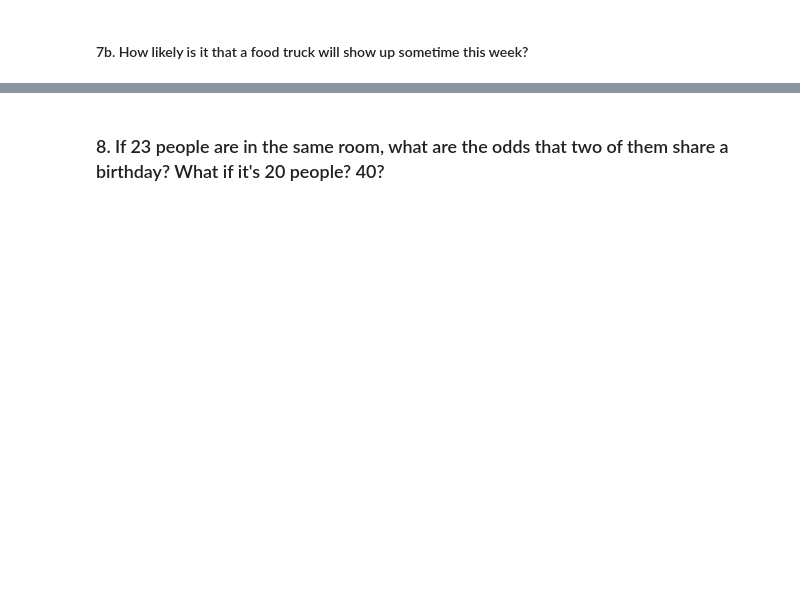
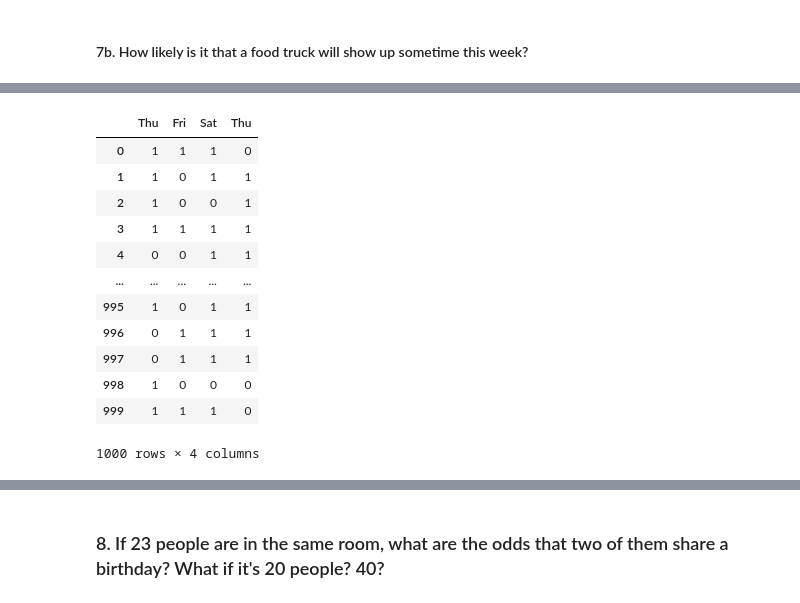
Before and after one commit to carlopdeleon/statistics-exercises, a Jupyter notebook: simulation.ipynb, the cells around one changed output, grey strips where cells are left out. Drawn from its saved outputs; the diff is of its cells as text; code cells hidden in the pictures; blank space fills up the shorter version.

```diff
--- a/simulation.ipynb
+++ b/simulation.ipynb
@@ -264,2 +654,5 @@ P_two_ds
 # %% [markdown]
 ### 7. There's a 70% chance on any given day that there will be at least one food truck at Travis Park.However, you haven't seen a food truck there in 3 days. How unlikely is this?
+# %%
+truck_rows = 1000
+truck_cols = 3
@@ -266,2 +717,5 @@ P_two_ds
 # %% [markdown]
 #### 7b. How likely is it that a food truck will show up sometime this week?
+# %%
+food_truck_there_now = np.random.binomial(1, 0.7, truck_rows * 4).reshape(truck_rows, 4)
+food_truck_there_now
@@ -267,0 +730,19 @@ P_two_ds
+# %%
+df_food_truck_there_now = pd.DataFrame(food_truck_there_now)
+# %%
+df_food_truck_there_now = df_food_truck_there_now.rename(columns = {0:'Thu', 1: 'Fri', 2: 'Sat', 3: 'Thu'})
+df_food_truck_there_now
+# %% [output]
+|  | Thu | Fri | Sat | Thu |
+| 0 | 1 | 1 | 1 | 0 |
+| 1 | 1 | 0 | 1 | 1 |
+| 2 | 1 | 0 | 0 | 1 |
+| 3 | 1 | 1 | 1 | 1 |
+| 4 | 0 | 0 | 1 | 1 |
+| ... | ... | ... | ... | ... |
+| 995 | 1 | 0 | 1 | 1 |
+| 996 | 0 | 1 | 1 | 1 |
+| 997 | 0 | 1 | 1 | 1 |
+| 998 | 1 | 0 | 0 | 0 |
+| 999 | 1 | 1 | 1 | 0 |
+1000 rows × 4 columns
```
Also changed, not shown: parts of 65 cells of this notebook.
